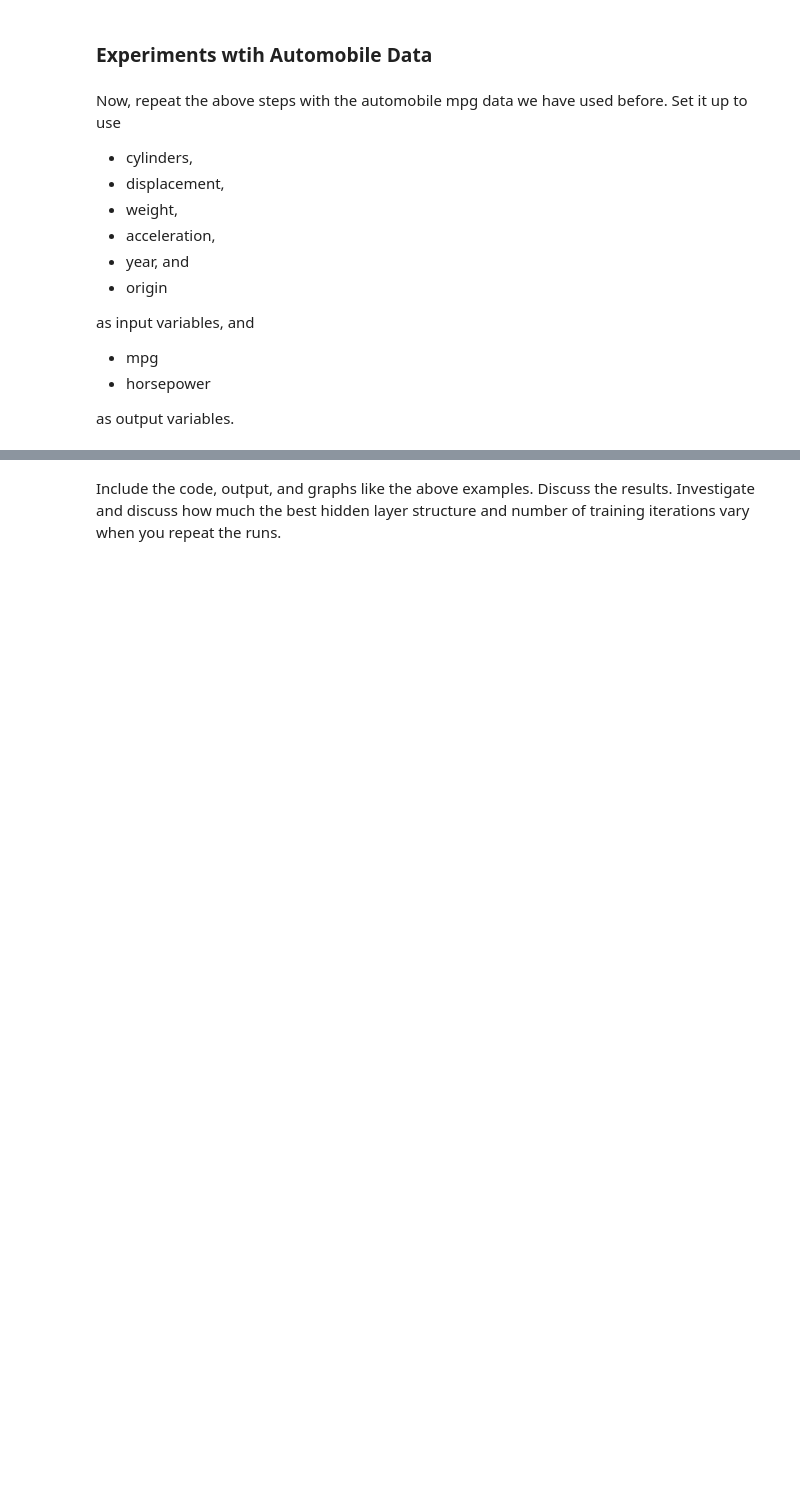
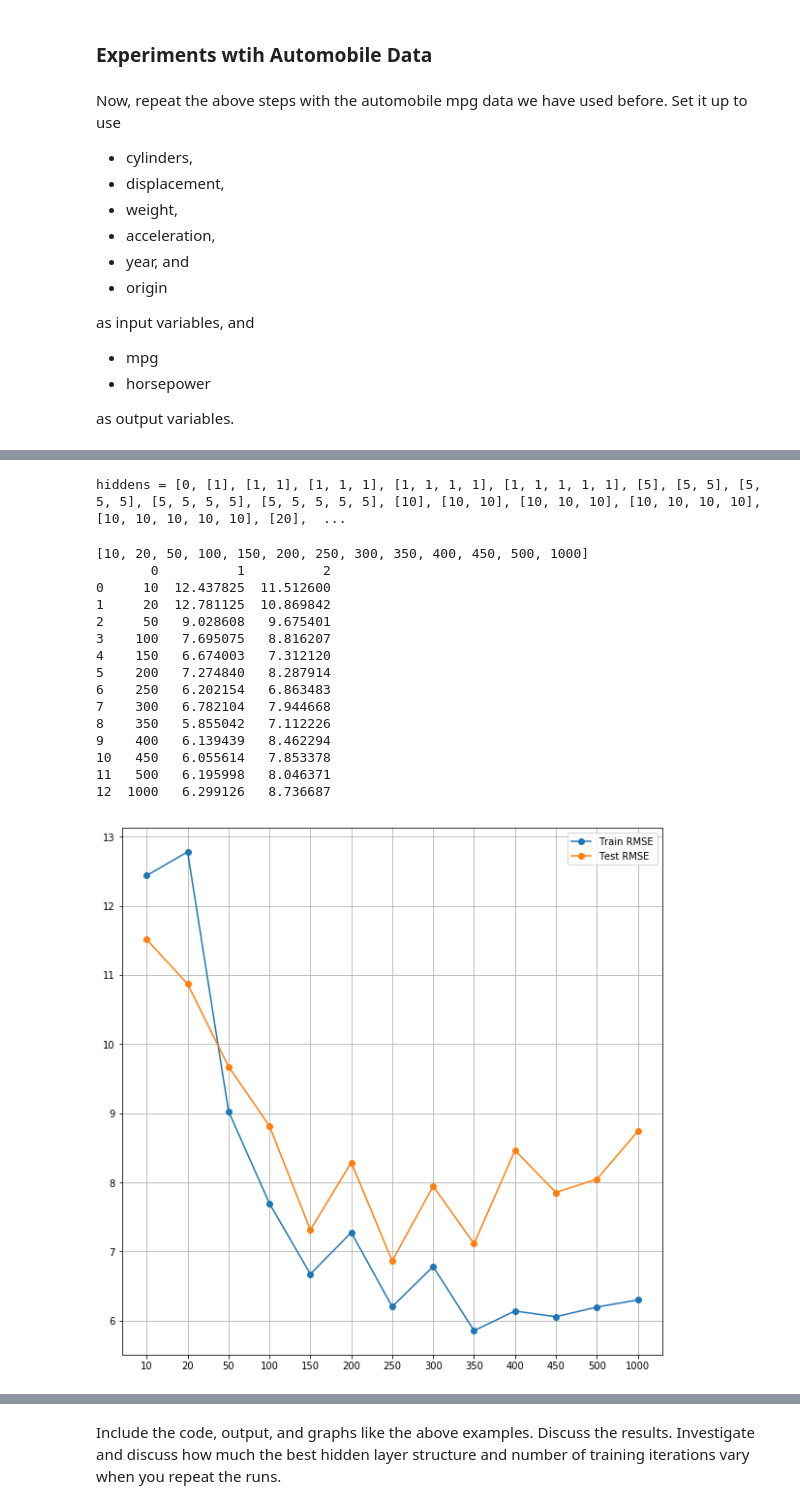
Before and after one commit to silkylaroux/cs445, a Jupyter notebook: A2/Armijo-A2.ipynb, the cells around one changed output, grey strips where cells are left out. Drawn from its saved outputs; the diff is of its cells as text; code cells hidden in the pictures; blank space fills up the shorter version.

```diff
--- a/A2/Armijo-A2.ipynb
+++ b/A2/Armijo-A2.ipynb
@@ -353,0 +307,57 @@ NeuralNetwork(6, [10], 2)
+# %%
+import pandas as pd
+errors = []
+hiddens = [0] + [[nu] * nl for nu in [1, 5, 10, 20, 50] for nl in [1, 2, 3, 4, 5]]
+print('hiddens =', hiddens)
+for hids in hiddens:
+    nnet = nn2.NeuralNetwork(Xtrain.shape[1], hids, Ttrain.shape[1])
+    nnet.train(Xtrain, Ttrain, 500)
+    errors.append([hids, rmse(Ttrain, nnet.use(Xtrain)), rmse(Ttest, nnet.use(Xtest))])
+errors = pd.DataFrame(errors)
+print(errors)
+
+plt.figure(figsize=(10, 10))
+plt.plot(errors.values[:, 1:], 'o-')
+plt.legend(('Train RMSE', 'Test RMSE'))
+plt.xticks(range(errors.shape[0]), hiddens, rotation=30, horizontalalignment='right')
+plt.grid(True)
+# %% [output]
+hiddens = [0, [1], [1, 1], [1, 1, 1], [1, 1, 1, 1], [1, 1, 1, 1, 1], [5], [5, 5], [5, 5, 5], [5, 5, 5, 5], [5, 5, 5, 5, 5], [10], [10, 10], [10, 10, 10], [10, 10, 10, 10], [10, 10, 10, 10, 10], [20],  ...
+# %%
+import pandas as pd
+errors = []
+nIterationsList = [10, 20, 50, 100, 150, 200, 250, 300, 350, 400, 450, 500, 1000]
+hiddens = [5,5,5,5]
+
+for hids in nIterationsList:
+    nnet = nn2.NeuralNetwork(Xtrain.shape[1], hiddens, Ttrain.shape[1])
+    nnet.train(Xtrain, Ttrain, hids)
+    errors.append([hids, rmse(Ttrain, nnet.use(Xtrain)), rmse(Ttest, nnet.use(Xtest))])
+
+errors = pd.DataFrame(errors)
+#  ...  insert code here using the code in the previous code block as a guide ...
+
+print(nIterationsList)
+print(errors)
+plt.figure(figsize=(10, 10))
+plt.plot(errors.values[:, 1:], 'o-')
+plt.legend(('Train RMSE', 'Test RMSE'))
+plt.xticks(range(errors.shape[0]), nIterationsList) #, rotation=30, horizontalalignment='right')
+plt.grid(True)
+# %% [output]
+[10, 20, 50, 100, 150, 200, 250, 300, 350, 400, 450, 500, 1000]
+       0          1          2
+0     10  12.437825  11.512600
+1     20  12.781125  10.869842
+2     50   9.028608   9.675401
+3    100   7.695075   8.816207
+4    150   6.674003   7.312120
+5    200   7.274840   8.287914
+6    250   6.202154   6.863483
+7    300   6.782104   7.944668
+8    350   5.855042   7.112226
+9    400   6.139439   8.462294
+10   450   6.055614   7.853378
+11   500   6.195998   8.046371
+12  1000   6.299126   8.736687
+[figure, added]
```
Also changed, not shown: parts of 15 cells of this notebook, 3 other files.
